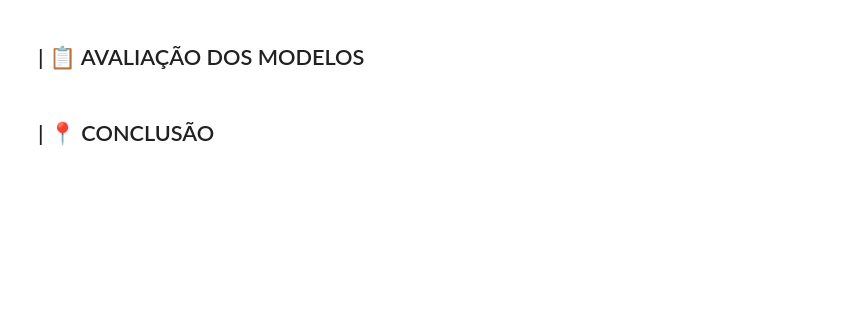
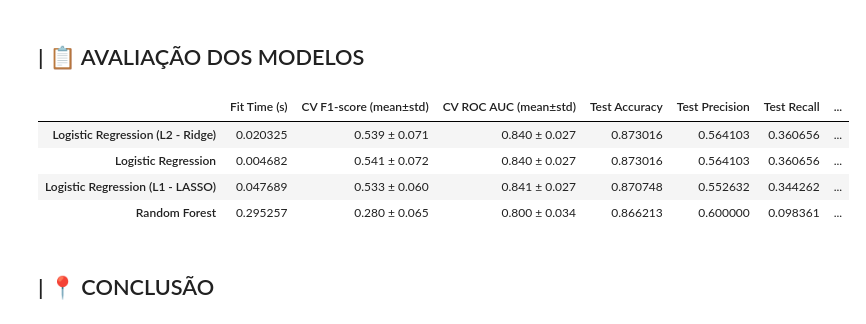
Before and after one commit to polydiaguiar/turnover-prediction-final-project, a Jupyter notebook: turnover_prediction_final_project.ipynb, the cells around one changed output. Drawn from its saved outputs; the diff is of its cells as text; code cells hidden in the pictures; blank space fills up the shorter version.

Commit message:
Atualiza código: Modelagem.

```diff
--- a/turnover_prediction_final_project.ipynb
+++ b/turnover_prediction_final_project.ipynb
@@ -562,14 +639,0 @@ print(vif_data_sorted)
-# %%
-# Cria índice entre
-df_final['IncomeRateRatio']= df_final['MonthlyIncome']/df_final['MonthlyRate']
-
-#Cria índice de % de cumprimento do standard hours
-df_final['WorkingRatio'] = df_final['HourlyRate']/df_final['StandardHours']
-
-
-# Cria índice xxxxx
-# Convert categorical columns to numeric before multiplication
-df_final['OverallSatisfaction'] = df_final['EnvironmentSatisfaction'].astype(int) * df_final['JobSatisfaction'].astype(int) * df_final['RelationshipSatisfaction'].astype(int)
-
-
-df_final['OverallSatisfaction'] = df_final['OverallSatisfaction'].astype('category')
@@ -576,2 +651,2 @@ df_final['OverallSatisfaction'] = df_final['OverallSatisfaction'].astype('catego
 # %%
-df_feature = df_final.copy()
+df_model = df_final.copy()
@@ -664,0 +709,4 @@ df_final = pd.concat([df_tratado.drop(columns=colunas_nominais), df_dummies], ax
+# %%
+# Define conjunto de variáveis independentes e targe
+X = df_model.drop(columns=['Attrition_numeric'], axis=1)
+y = df_model['Attrition_numeric']
@@ -665,4 +766,82 @@ df_final = pd.concat([df_tratado.drop(columns=colunas_nominais), df_dummies], ax
 # %% [markdown]
 ## | 📋 AVALIAÇÃO DOS MODELOS
+# %%
+import time
+import numpy as np
+import pandas as pd
+from sklearn.model_selection import train_test_split, cross_val_score
+from sklearn.preprocessing import StandardScaler
+from sklearn.metrics import (classification_report, f1_score, roc_auc_score,
+                            precision_score, recall_score, accuracy_score,
+                            confusion_matrix)
+from sklearn.linear_model import LogisticRegression
+from sklearn.ensemble import RandomForestClassifier
+from xgboost import XGBClassifier
+
+# Lista de modelos para testar
+models = {
+    "Logistic Regression (L2 - Ridge)": LogisticRegression(penalty='l2', solver='liblinear', random_state=42),
+    "Logistic Regression (L1 - LASSO)": LogisticRegression(penalty='l1', solver='liblinear', random_state=42),
+    "Logistic Regression": LogisticRegression(max_iter=1000, random_state=42),
+    "Random Forest": RandomForestClassifier(random_state=42),
+}
+
+def evaluate_models(X, y):
+    # Dividir os dados
+    X_train, X_test, y_train, y_test = train_test_split(X, y, test_size=0.3, random_state=42)
+
+    # Padronizar os dados
+    scaler = StandardScaler()
+    X_train_scaled = scaler.fit_transform(X_train)
+    X_test_scaled = scaler.transform(X_test)
+
+    results = {}
+
+    for name, model in models.items():
+        # Medição do tempo de treinamento
+        start_time = time.time()
+
+        # Treinar modelo
+        model.fit(X_train_scaled, y_train)
+        fit_time = time.time() - start_time
+
+        # Previsões
+        y_pred = model.predict(X_test_scaled)
+        y_proba = model.predict_proba(X_test_scaled)[:,1] if hasattr(model, "predict_proba") else None
+
+        # Cálculo da matriz de confusão
+        tn, fp, fn, tp = confusion_matrix(y_test, y_pred).ravel()
+
+        # Métricas com validação cruzada (incluindo desvio padrão)
+        cv_f1_scores = cross_val_score(model, X_train_scaled, y_train, cv=5, scoring='f1')
+        cv_roc_auc_scores = cross_val_score(model, X_train_scaled, y_train, cv=5, scoring='roc_auc') if y_proba is not None else [np.nan]*5
+
+        # Armazenamento dos resultados
+        results[name] = {
+            'Fit Time (s)': fit_time,
+            'CV F1-score (mean±std)': f"{cv_f1_scores.mean():.3f} ± {cv_f1_scores.std():.3f}",
+            'CV ROC AUC (mean±std)': f"{cv_roc_auc_scores.mean():.3f} ± {cv_roc_auc_scores.std():.3f}" if y_proba is not None else "N/A",
+            'Test Accuracy': accuracy_score(y_test, y_pred),
+            'Test Precision': precision_score(y_test, y_pred),
+            'Test Recall': recall_score(y_test, y_pred),
+            'Test F1-score': f1_score(y_test, y_pred),
+            'Test ROC AUC': roc_auc_score(y_test, y_proba) if y_proba is not None else "N/A",
+            'False Positives': fp,
+            'False Negatives': fn,
+            'True Positives': tp,
+            'True Negatives': tn,
+        }
+
+    return pd.DataFrame.from_dict(results, orient='index')
+
+# Uso
+results_df = evaluate_models(X, y)
+results_df.sort_values(by='Test F1-score', ascending=False)
+# %% [output]
+|  | Fit Time (s) | CV F1-score (mean±std) | CV ROC AUC (mean±std) | Test Accuracy | Test Precision | Test Recall | ... |
+| Logistic Regression (L2 - Ridge) | 0.020325 | 0.539 ± 0.071 | 0.840 ± 0.027 | 0.873016 | 0.564103 | 0.360656 | ... |
+| Logistic Regression | 0.004682 | 0.541 ± 0.072 | 0.840 ± 0.027 | 0.873016 | 0.564103 | 0.360656 | ... |
+| Logistic Regression (L1 - LASSO) | 0.047689 | 0.533 ± 0.060 | 0.841 ± 0.027 | 0.870748 | 0.552632 | 0.344262 | ... |
+| Random Forest | 0.295257 | 0.280 ± 0.065 | 0.800 ± 0.034 | 0.866213 | 0.600000 | 0.098361 | ... |
 # %% [markdown]
 ## | 📍 CONCLUSÃO
```
Also changed, not shown: parts of 39 cells of this notebook.
